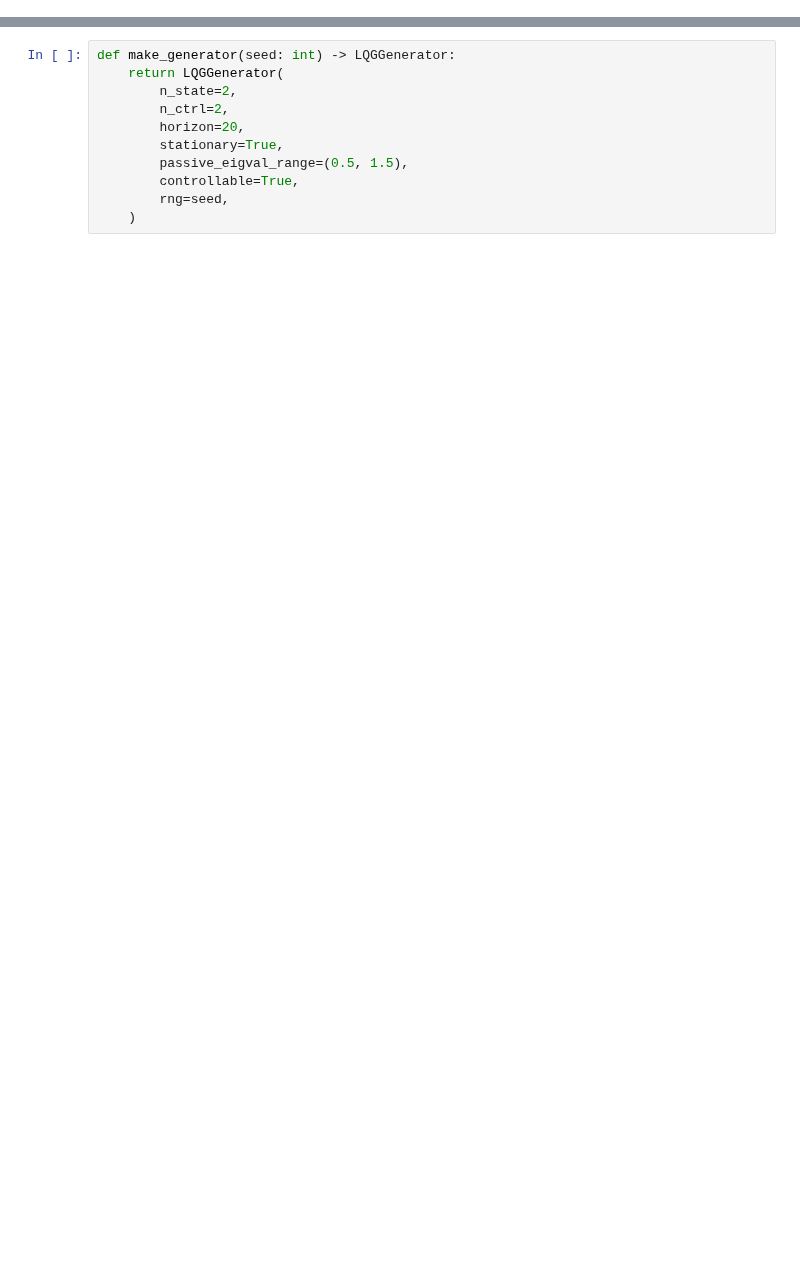
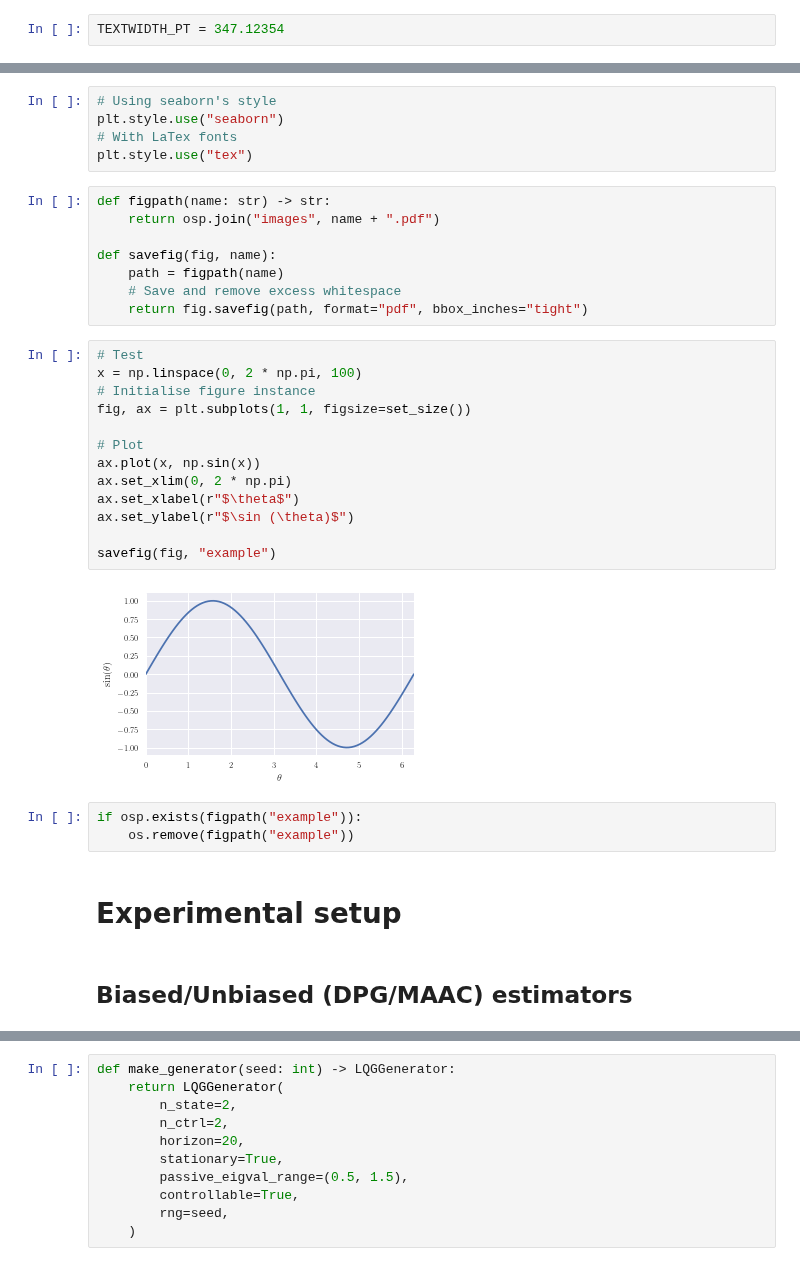
Before and after one commit to 0xangelo/LQSVG, a Jupyter notebook: experiments/dpg_vs_maac.ipynb, the cells around one changed output, grey strips where cells are left out. Drawn from its saved outputs; the diff is of its cells as text; blank space fills up the shorter version.

Commit message:
feat(experiments): save figures in LaTex-friendly format
Signed-off-by: angelolovatto <angelolovatto@gmail.com>

```diff
--- a/experiments/dpg_vs_maac.ipynb
+++ b/experiments/dpg_vs_maac.ipynb
@@ -122,0 +54,2 @@ class KStepEstimator(nn.Module):
+# %%
+TEXTWIDTH_PT = 347.12354
@@ -122,0 +116,35 @@ class KStepEstimator(nn.Module):
+# %%
+# Using seaborn's style
+plt.style.use("seaborn")
+# With LaTex fonts
+plt.style.use("tex")
+# %%
+def figpath(name: str) -> str:
+    return osp.join("images", name + ".pdf")
+
+def savefig(fig, name):
+    path = figpath(name)
+    # Save and remove excess whitespace
+    return fig.savefig(path, format="pdf", bbox_inches="tight")
+# %%
+# Test
+x = np.linspace(0, 2 * np.pi, 100)
+# Initialise figure instance
+fig, ax = plt.subplots(1, 1, figsize=set_size())
+
+# Plot
+ax.plot(x, np.sin(x))
+ax.set_xlim(0, 2 * np.pi)
+ax.set_xlabel(r"$\theta$")
+ax.set_ylabel(r"$\sin (\theta)$")
+
+savefig(fig, "example")
+# %% [output]
+[figure, added]
+# %%
+if osp.exists(figpath("example")):
+    os.remove(figpath("example"))
+# %% [markdown]
+# Experimental setup
+# %% [markdown]
+## Biased/Unbiased (DPG/MAAC) estimators
```
Also changed, not shown: parts of 45 cells of this notebook.
